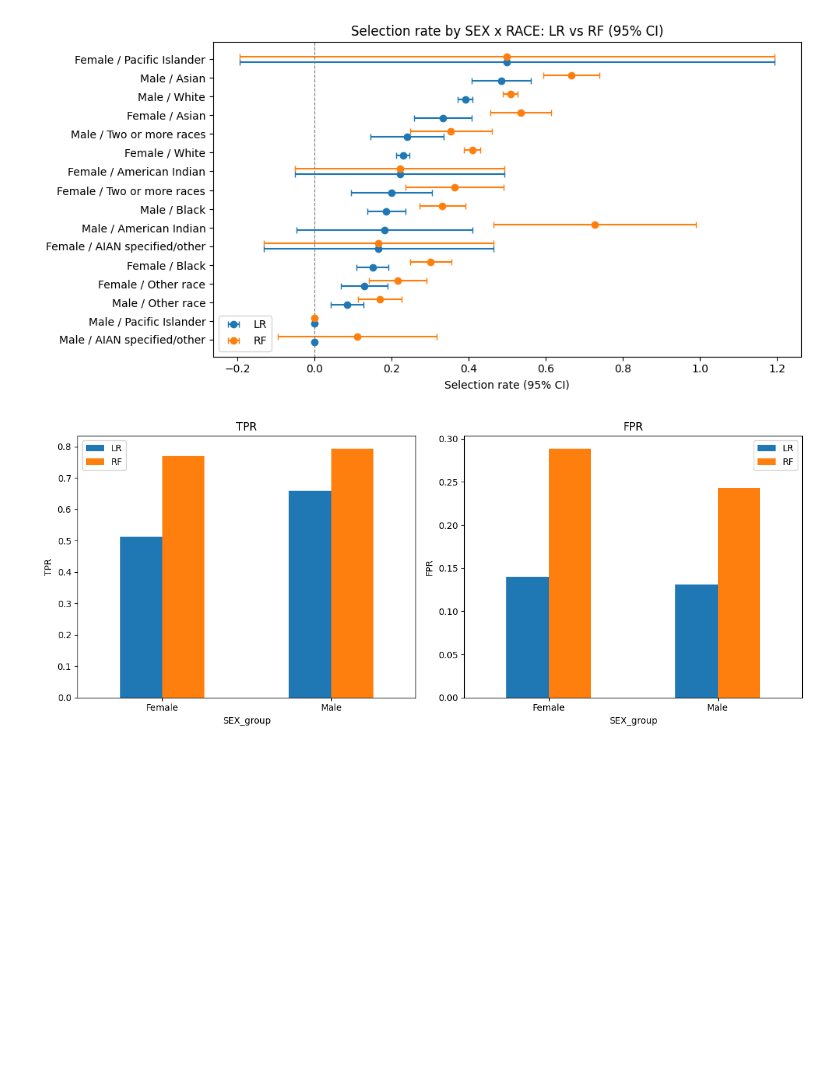
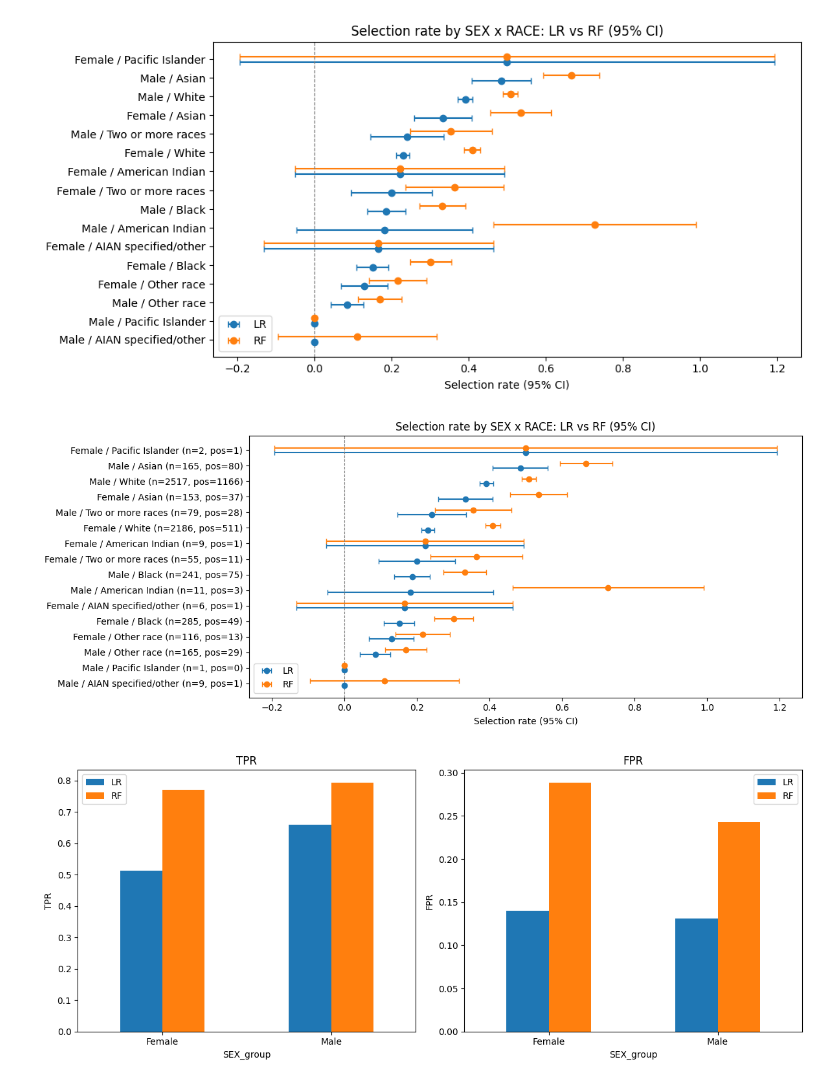
Before and after one commit to Sandra359/Responsible_AI, a Jupyter notebook: notebooks/Week2_Blind_Data_Audit_Sandra.ipynb, the cells around one changed output. Cells and saved outputs as stored; diff of their text form; code cells hidden in the pictures; blank space fills up the shorter version.

```diff
--- a/notebooks/Week2_Blind_Data_Audit_Sandra.ipynb
+++ b/notebooks/Week2_Blind_Data_Audit_Sandra.ipynb
@@ -622,6 +622,44 @@ ci_rf = add_confidence_intervals(mf_rf_intersect.by_group, "selection_rate")
 plot_selection_rate_ci_comparison(ci_lr, ci_rf, "Selection rate by SEX x RACE: LR vs RF (95% CI)")
 # %% [output]
 [figure]
+# %%
+def plot_selection_rate_ci_comparison(ci_lr, ci_rf, title):
+    ci_lr = ci_lr.sort_values("selection_rate")
+    order = ci_lr.index
+    ci_rf = ci_rf.reindex(order)
+
+    # Byg labels med n inkluderet
+    labels_with_n = [f"{g} (n={int(ci_lr.loc[g, 'n'])})" for g in order]
+
+    fig, ax = plt.subplots(figsize=(12, 5))
+    y_pos = np.arange(len(order))
+
+    errors_lr = [ci_lr["selection_rate"] - ci_lr["ci_low"], ci_lr["ci_high"] - ci_lr["selection_rate"]]
+    errors_rf = [ci_rf["selection_rate"] - ci_rf["ci_low"], ci_rf["ci_high"] - ci_rf["selection_rate"]]
+
+    ax.errorbar(ci_lr["selection_rate"], y_pos - 0.15, xerr=errors_lr, fmt="o", capsize=3, label="LR", color="tab:blue")
+    ax.errorbar(ci_rf["selection_rate"], y_pos + 0.15, xerr=errors_rf, fmt="o", capsize=3, label="RF", color="tab:orange")
+    # Beregn actual positives per intersection-gruppe
+# Beregn actual positives per intersection-gruppe
+    intersection = validation["SEX_group"] + " / " + validation["RACE_group"]
+    positives_by_group = y_val.groupby(intersection).sum()
+
+    ci_lr["positives"] = ci_lr.index.map(positives_by_group)
+
+    labels_with_n_pos = [f"{g} (n={int(ci_lr.loc[g,'n'])}, pos={int(ci_lr.loc[g,'positives'])})" for g in order]
+    ax.set_yticklabels(labels_with_n_pos)
+    ax.set_yticks(y_pos)
+ # <-- n er nu en del af label
+    ax.axvline(0, color="gray", linestyle="--", linewidth=0.8)
+    ax.set_xlabel("Selection rate (95% CI)")
+    ax.set_title(title)
+    ax.legend()
+    plt.tight_layout()
+    plt.show()
+
+plot_selection_rate_ci_comparison(ci_lr, ci_rf, "Selection rate by SEX x RACE: LR vs RF (95% CI)")
+# %% [output]
+[figure, added]
 # %%
 fig, axes = plt.subplots(1, 2, figsize=(12, 5))
 
```
Also changed, not shown: parts of 4 cells of this notebook.
